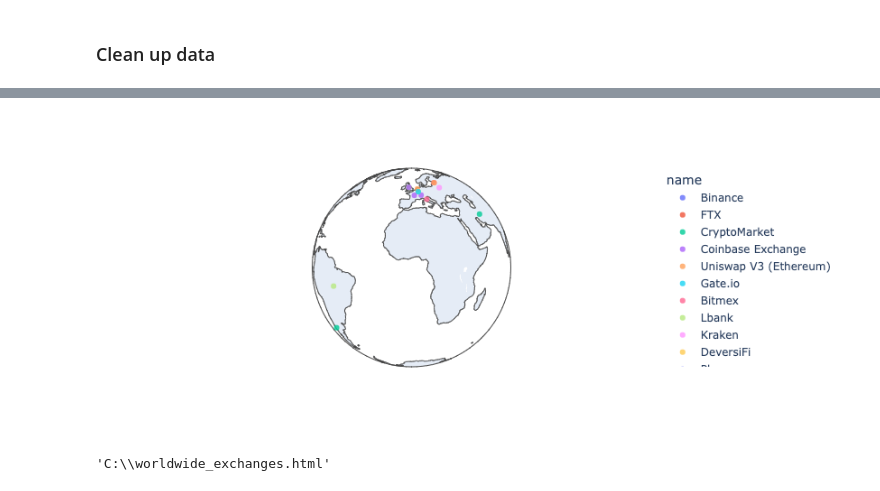
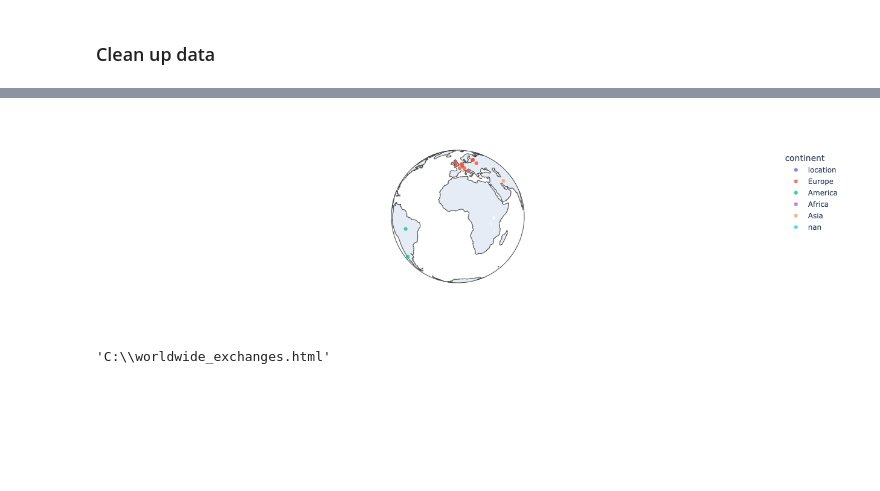
Before and after one commit to Hderek22/Fintech_Project_1, a Jupyter notebook: Project1_wip.ipynb, the cells around one changed output, grey strips where cells are left out. Saved outputs shown, nothing was run; the diff lists cells and outputs as text; code cells hidden in the pictures; blank space fills up the shorter version.

Commit message:
Updated_project1_file
-Streamlined code while adding appropriate comments
-Added continent column using country_converter module
-renamed columns for map usage with user friendly terms

```diff
--- a/Project1_wip.ipynb
+++ b/Project1_wip.ipynb
@@ -6,9 +6,8 @@ import plotly.express as px
 import pandas as pd
 import country_converter as coco
 # %%
-# load sand verify CSV file
-
-country_data = pd.read_csv('Nomics.csv')
-display(country_data.head())
-display(country_data.tail())
+# load CSV file with header and index parameters
+country_data = pd.read_csv('Nomics.csv',
+                           header = None)
+country_data
 # %% [output]
@@ -62,0 +65,8 @@ print(iso3_codes)
+# %%
+#rename columns
+country_data = country_data.rename(columns = {29:'country'})
+country_data = country_data.rename(columns = {28:'continent'})
+country_data = country_data.rename(columns = {1:'name'})
+country_data = country_data.rename(columns = {30:'website'})
+country_data = country_data.rename(columns = {23:'volume'})
+country_data.head()
@@ -80,0 +124,4 @@ country_data
+# %%
+
+# Convert ISO3 countrycodes to their relative Continent
+continents = cc.convert(names=country_data.iloc[:,-2], to ='continent', not_found=None)
@@ -80,0 +151,4 @@ country_data
+# %%
+# Add continent column
+country_data.iloc[:,-3] = continents
+country_data.head(2)
@@ -82,12 +161,12 @@ country_data
 #Set plot parameter
 
 map_fig = px.scatter_geo(country_data,
-                         locations = 'location',
+                         locations = 'country',
                          projection = 'orthographic',
-                         color = 'name',
+                         color = 'continent',
                          opacity = .8,
-                         hover_name = 'location',
-                         hover_data = ['1d.volume','website_url']
+                         hover_name = 'name',
+                         hover_data = ['volume','website']
 )
 
 # Display Map
@@ -96,4 +176,4 @@ map_fig.show()
-[figure, old version]
+[figure, new version]
 # %%
 # save offline copy of fully functional map
 plotly.offline.plot(map_fig,filename ='C:\worldwide_exchanges.html', auto_open = True)
```
Also changed, not shown: parts of 13 cells of this notebook.
